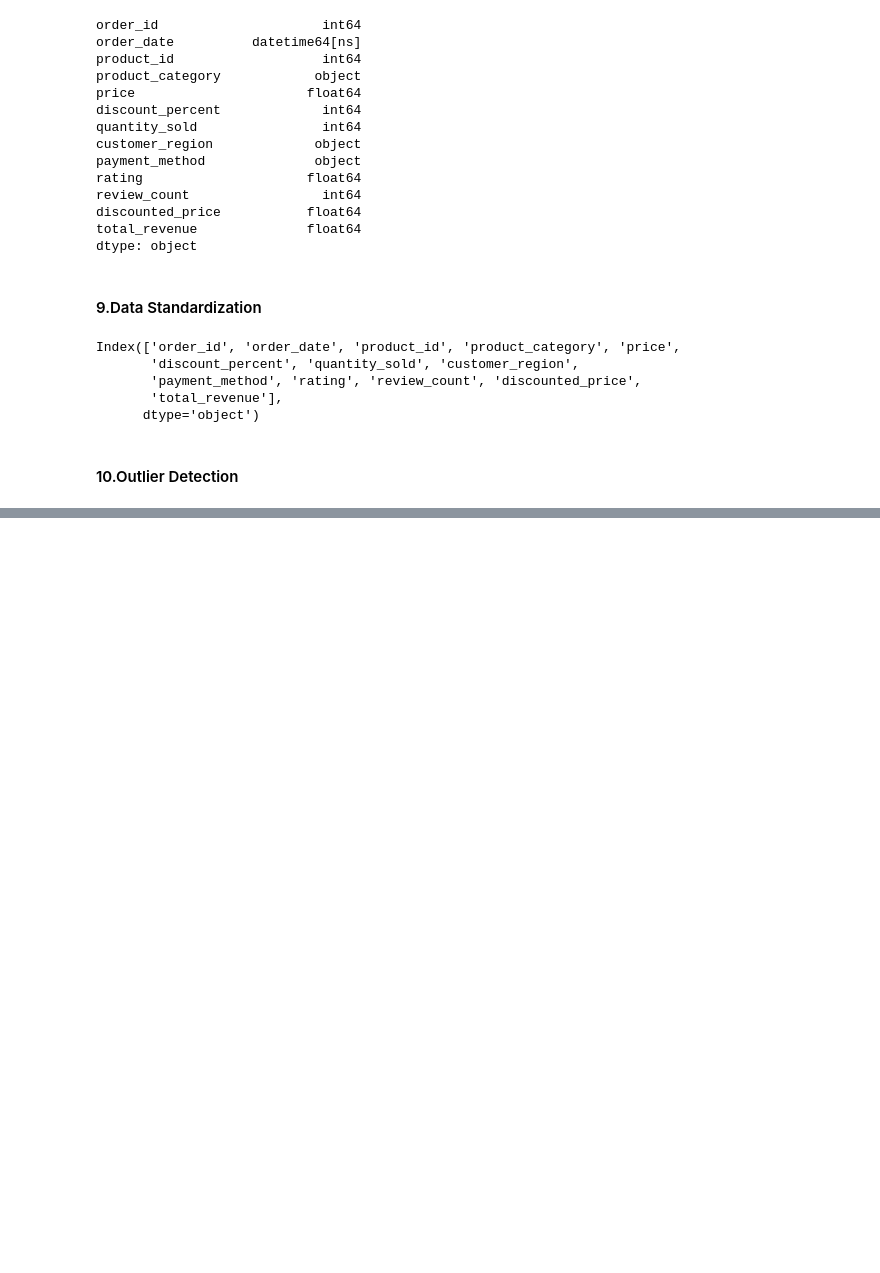
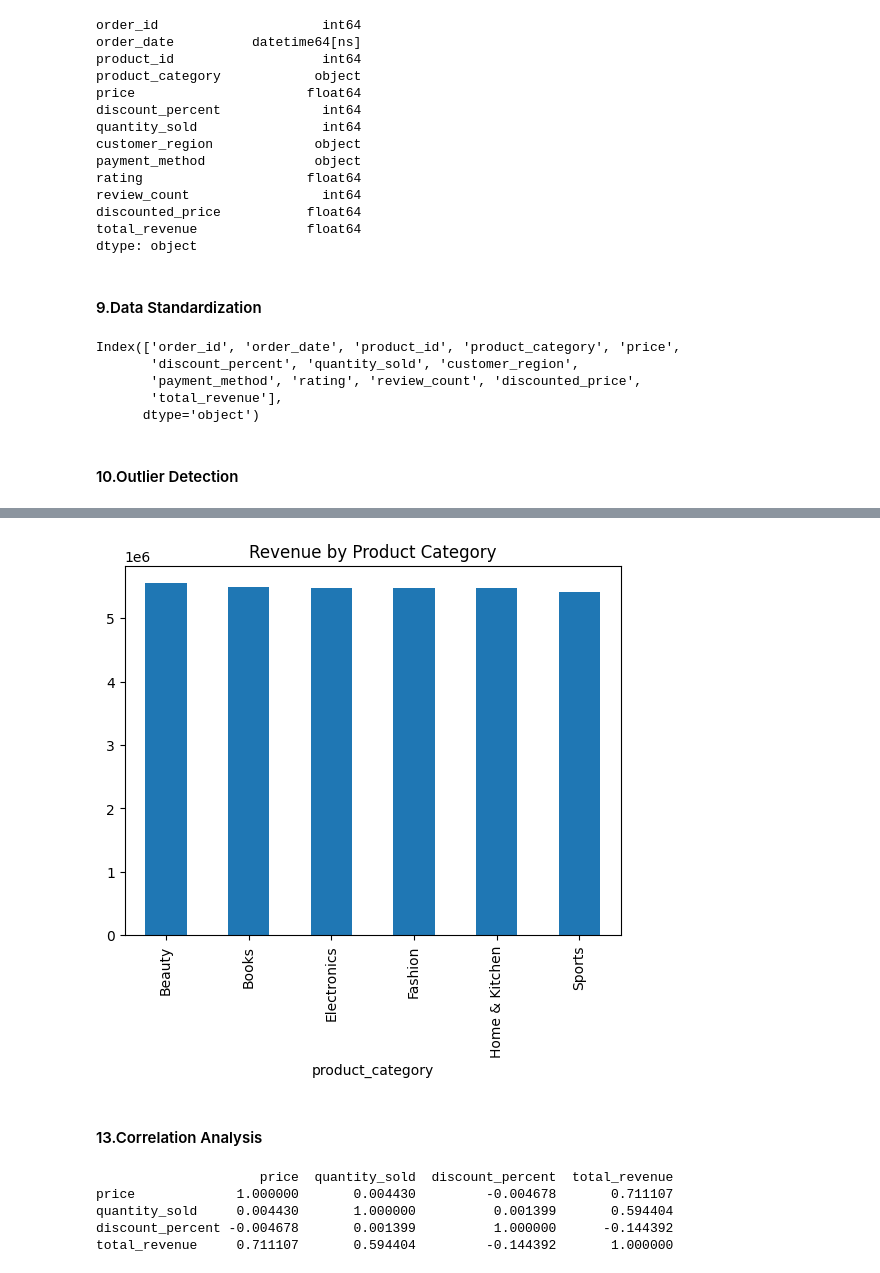
Before and after one commit to HimashMadushanka/ecommerce-sales-data-analysis, a Jupyter notebook: notebooks/ecommerce_sales_analysis.ipynb, the cells around one changed output, grey strips where cells are left out. Drawn from its saved outputs; the diff is of its cells as text; code cells hidden in the pictures; blank space fills up the shorter version.

Commit message:
corr

```diff
--- a/notebooks/ecommerce_sales_analysis.ipynb
+++ b/notebooks/ecommerce_sales_analysis.ipynb
@@ -161,0 +178,18 @@ df = remove_outliers(df, 'discounted_price')
+# %%
+df.groupby('product_category')['total_revenue'].sum().plot(kind='bar')
+plt.title("Revenue by Product Category")
+plt.show()
+# %% [output]
+[figure, added]
+# %% [markdown]
+#### 13.Correlation Analysis
+# %%
+corr =df[['price', 'quantity_sold', 'discount_percent', 'total_revenue']].corr()
+
+print(corr)
+# %% [output]
+                     price  quantity_sold  discount_percent  total_revenue
+price             1.000000       0.004430         -0.004678       0.711107
+quantity_sold     0.004430       1.000000          0.001399       0.594404
+discount_percent -0.004678       0.001399          1.000000      -0.144392
+total_revenue     0.711107       0.594404         -0.144392       1.000000
```
Also changed, not shown: parts of 6 cells of this notebook.
